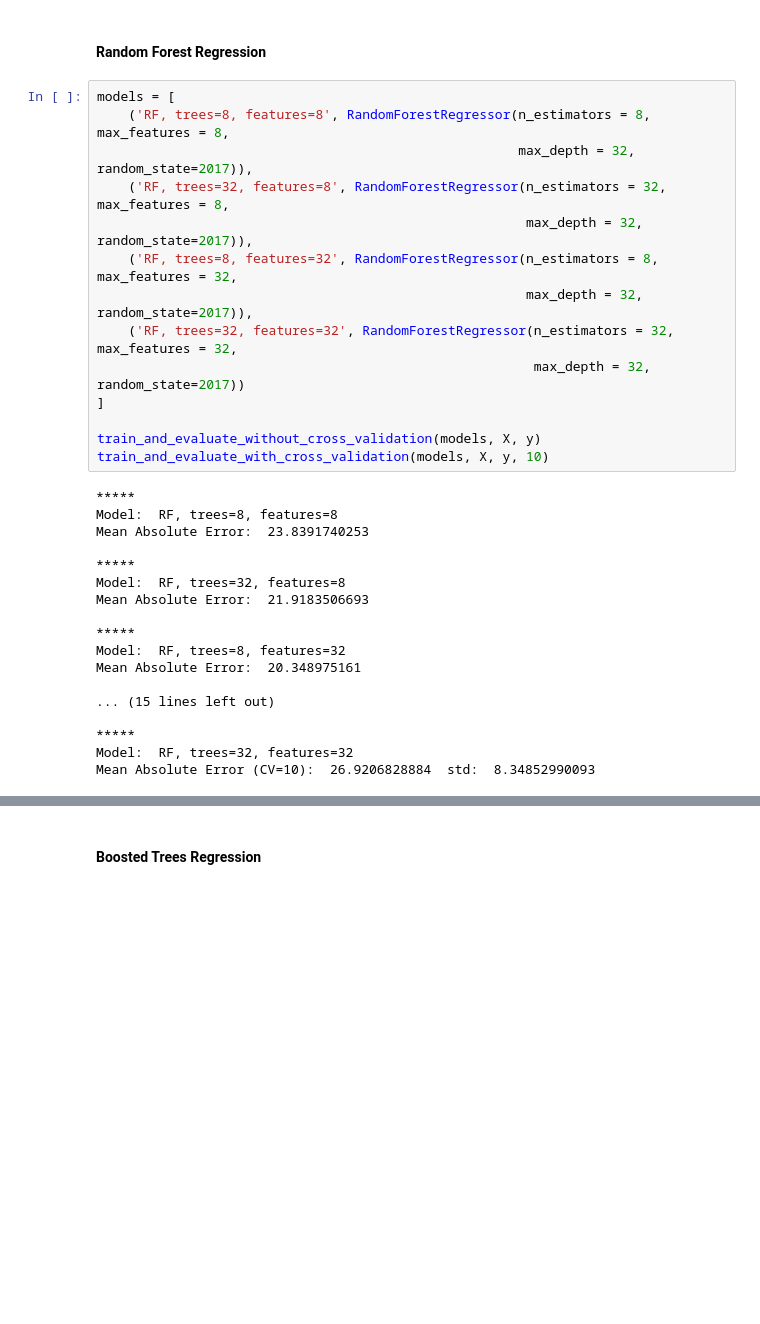
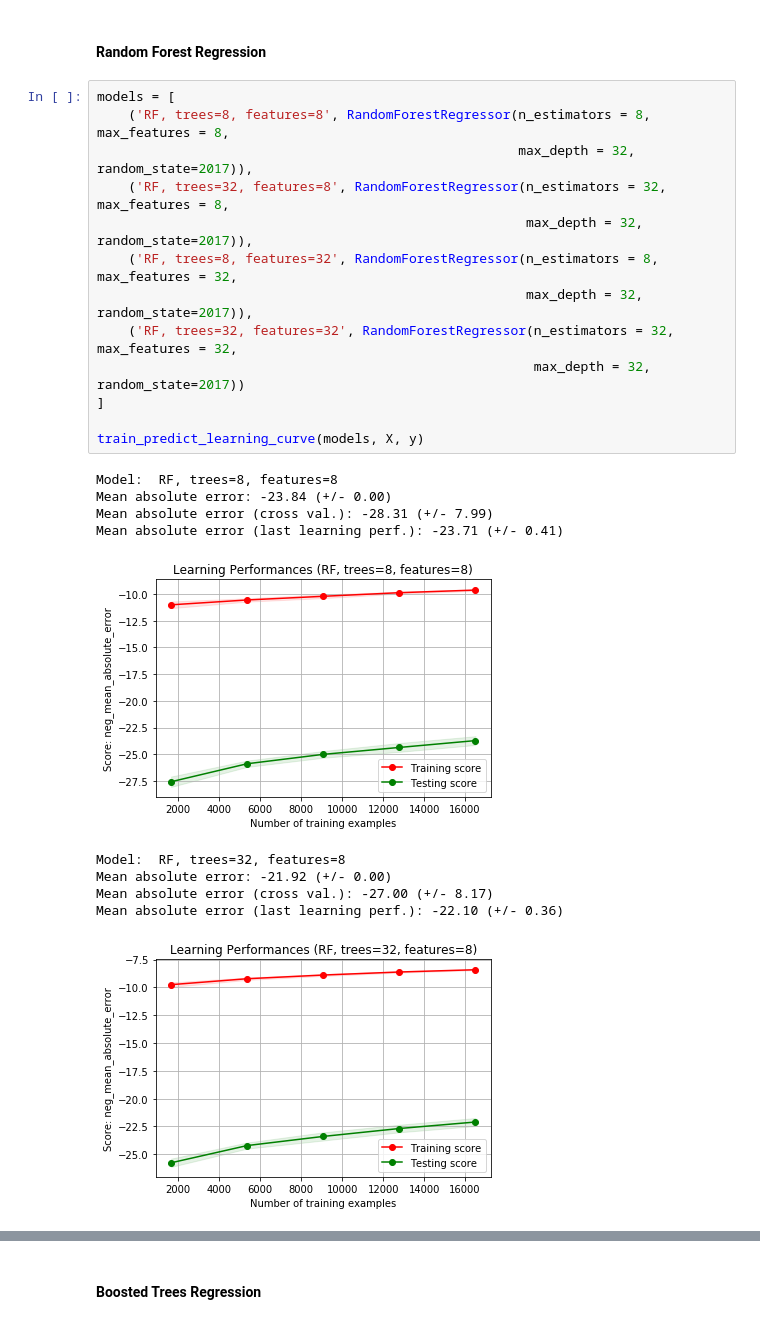
Before and after one commit to mariuszrokita/aircraft-engine-predictive-maintenance, a Jupyter notebook: notebooks/ModelTraining.ipynb, the cells around one changed output, grey strips where cells are left out. Saved outputs shown, nothing was run; the diff lists cells and outputs as text; blank space fills up the shorter version.

```diff
--- a/notebooks/ModelTraining.ipynb
+++ b/notebooks/ModelTraining.ipynb
@@ -120,32 +190,24 @@ Mean Absolute Error (CV=10):  35.695260047  std:  6.62884687795
 # %%
 models = [
     ('RF, trees=8, features=8', RandomForestRegressor(n_estimators = 8, max_features = 8,
                                                       max_depth = 32, random_state=2017)),
     ('RF, trees=32, features=8', RandomForestRegressor(n_estimators = 32, max_features = 8,
                                                        max_depth = 32, random_state=2017)),
     ('RF, trees=8, features=32', RandomForestRegressor(n_estimators = 8, max_features = 32,
                                                        max_depth = 32, random_state=2017)),
     ('RF, trees=32, features=32', RandomForestRegressor(n_estimators = 32, max_features = 32,
                                                         max_depth = 32, random_state=2017))
 ]
 
-train_and_evaluate_without_cross_validation(models, X, y)
-train_and_evaluate_with_cross_validation(models, X, y, 10)
+train_predict_learning_curve(models, X, y)
 # %% [output]
-*****
 Model:  RF, trees=8, features=8
-Mean Absolute Error:  23.8391740253
-
-*****
-Model:  RF, trees=32, features=8
-Mean Absolute Error:  21.9183506693
-
-*****
-Model:  RF, trees=8, features=32
-Mean Absolute Error:  20.348975161
-
-... (15 lines left out)
-
-*****
-Model:  RF, trees=32, features=32
-Mean Absolute Error (CV=10):  26.9206828884  std:  8.34852990093
+Mean absolute error: -23.84 (+/- 0.00)
+Mean absolute error (cross val.): -28.31 (+/- 7.99)
+Mean absolute error (last learning perf.): -23.71 (+/- 0.41)
+[figure, added]
+Model:  RF, trees=32, features=8
+Mean absolute error: -21.92 (+/- 0.00)
+Mean absolute error (cross val.): -27.00 (+/- 8.17)
+Mean absolute error (last learning perf.): -22.10 (+/- 0.36)
+[figure, added]
```
Also changed, not shown: parts of 10 cells of this notebook.
